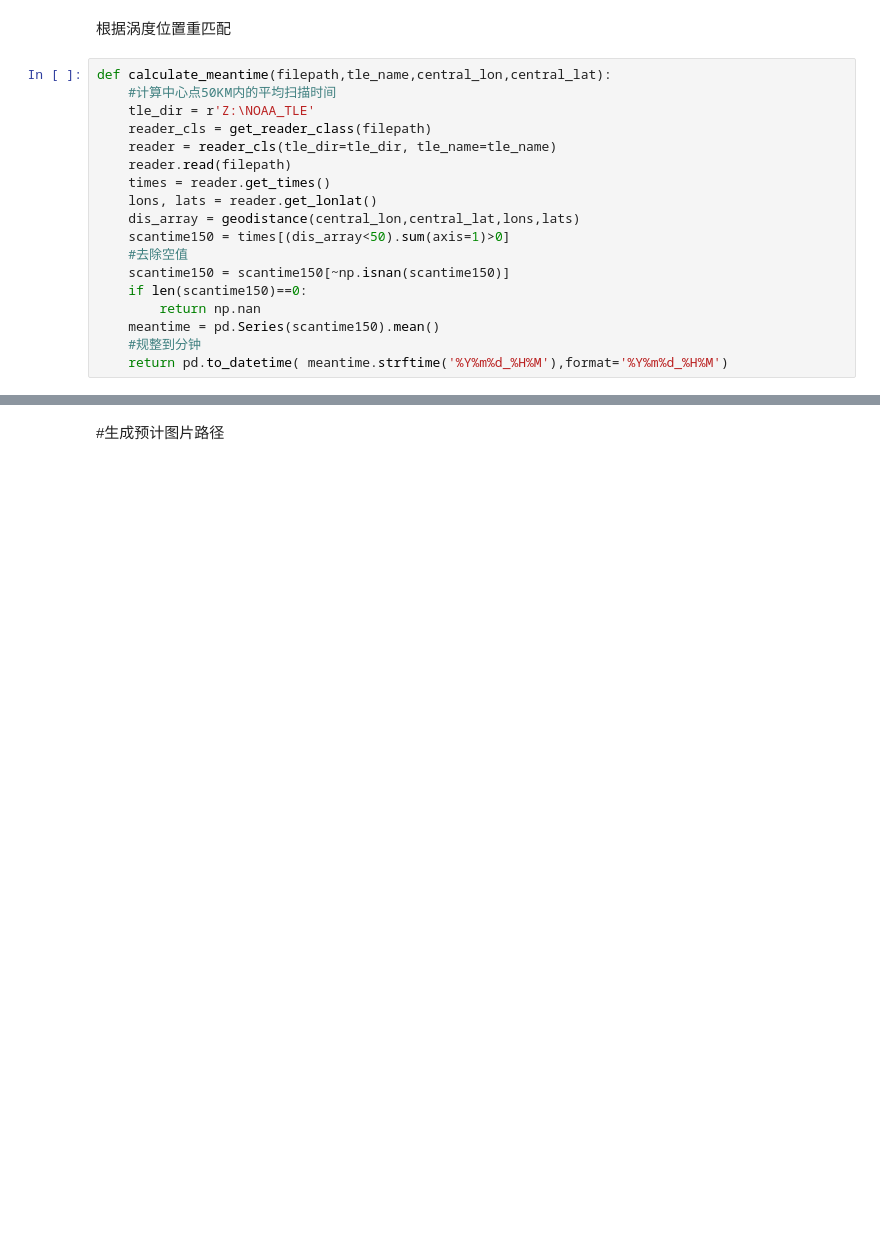
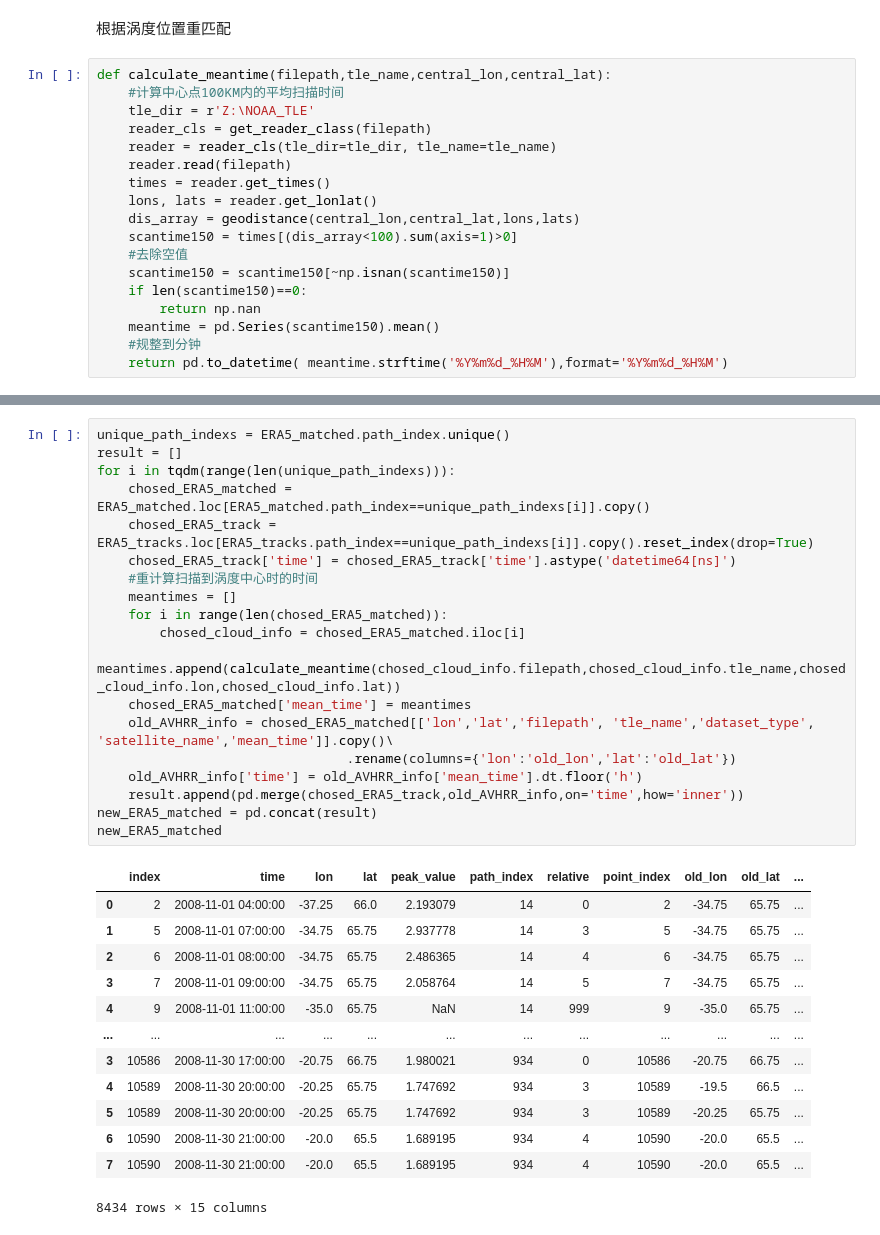
Before and after one commit to thebluewind/IMPMCT, a Jupyter notebook: AVHRR_matched.ipynb, the cells around one changed output, grey strips where cells are left out. Drawn from its saved outputs; the diff is of its cells as text; blank space fills up the shorter version.

```diff
--- a/AVHRR_matched.ipynb
+++ b/AVHRR_matched.ipynb
@@ -275,7 +264,7 @@ result
 根据涡度位置重匹配
 # %%
 def calculate_meantime(filepath,tle_name,central_lon,central_lat):
-    #计算中心点50KM内的平均扫描时间
+    #计算中心点100KM内的平均扫描时间
     tle_dir = r'Z:\NOAA_TLE'
     reader_cls = get_reader_class(filepath)
     reader = reader_cls(tle_dir=tle_dir, tle_name=tle_name)
@@ -283,7 +272,7 @@ def calculate_meantime(filepath,tle_name,central_lon,central_lat):
     times = reader.get_times()
     lons, lats = reader.get_lonlat()
     dis_array = geodistance(central_lon,central_lat,lons,lats)
-    scantime150 = times[(dis_array<50).sum(axis=1)>0]
+    scantime150 = times[(dis_array<100).sum(axis=1)>0]
     #去除空值
     scantime150 = scantime150[~np.isnan(scantime150)]
     if len(scantime150)==0:
@@ -391,2 +283,33 @@ cloud_info
-# %% [markdown]
-#生成预计图片路径
+# %%
+unique_path_indexs = ERA5_matched.path_index.unique()
+result = []
+for i in tqdm(range(len(unique_path_indexs))):
+    chosed_ERA5_matched = ERA5_matched.loc[ERA5_matched.path_index==unique_path_indexs[i]].copy()
+    chosed_ERA5_track = ERA5_tracks.loc[ERA5_tracks.path_index==unique_path_indexs[i]].copy().reset_index(drop=True)
+    chosed_ERA5_track['time'] = chosed_ERA5_track['time'].astype('datetime64[ns]')
+    #重计算扫描到涡度中心时的时间
+    meantimes = []
+    for i in range(len(chosed_ERA5_matched)):
+        chosed_cloud_info = chosed_ERA5_matched.iloc[i]
+        meantimes.append(calculate_meantime(chosed_cloud_info.filepath,chosed_cloud_info.tle_name,chosed_cloud_info.lon,chosed_cloud_info.lat))
+    chosed_ERA5_matched['mean_time'] = meantimes
+    old_AVHRR_info = chosed_ERA5_matched[['lon','lat','filepath', 'tle_name','dataset_type', 'satellite_name','mean_time']].copy()\
+                                .rename(columns={'lon':'old_lon','lat':'old_lat'})
+    old_AVHRR_info['time'] = old_AVHRR_info['mean_time'].dt.floor('h')
+    result.append(pd.merge(chosed_ERA5_track,old_AVHRR_info,on='time',how='inner'))
+new_ERA5_matched = pd.concat(result)
+new_ERA5_matched
+# %% [output]
+|  | index | time | lon | lat | peak_value | path_index | relative | point_index | old_lon | old_lat | ... |
+| 0 | 2 | 2008-11-01 04:00:00 | -37.25 | 66.0 | 2.193079 | 14 | 0 | 2 | -34.75 | 65.75 | ... |
+| 1 | 5 | 2008-11-01 07:00:00 | -34.75 | 65.75 | 2.937778 | 14 | 3 | 5 | -34.75 | 65.75 | ... |
+| 2 | 6 | 2008-11-01 08:00:00 | -34.75 | 65.75 | 2.486365 | 14 | 4 | 6 | -34.75 | 65.75 | ... |
+| 3 | 7 | 2008-11-01 09:00:00 | -34.75 | 65.75 | 2.058764 | 14 | 5 | 7 | -34.75 | 65.75 | ... |
+| 4 | 9 | 2008-11-01 11:00:00 | -35.0 | 65.75 | NaN | 14 | 999 | 9 | -35.0 | 65.75 | ... |
+| ... | ... | ... | ... | ... | ... | ... | ... | ... | ... | ... | ... |
+| 3 | 10586 | 2008-11-30 17:00:00 | -20.75 | 66.75 | 1.980021 | 934 | 0 | 10586 | -20.75 | 66.75 | ... |
+| 4 | 10589 | 2008-11-30 20:00:00 | -20.25 | 65.75 | 1.747692 | 934 | 3 | 10589 | -19.5 | 66.5 | ... |
+| 5 | 10589 | 2008-11-30 20:00:00 | -20.25 | 65.75 | 1.747692 | 934 | 3 | 10589 | -20.25 | 65.75 | ... |
+| 6 | 10590 | 2008-11-30 21:00:00 | -20.0 | 65.5 | 1.689195 | 934 | 4 | 10590 | -20.0 | 65.5 | ... |
+| 7 | 10590 | 2008-11-30 21:00:00 | -20.0 | 65.5 | 1.689195 | 934 | 4 | 10590 | -20.0 | 65.5 | ... |
+8434 rows × 15 columns
```
Also changed, not shown: parts of 31 cells of this notebook, 6 other files.
